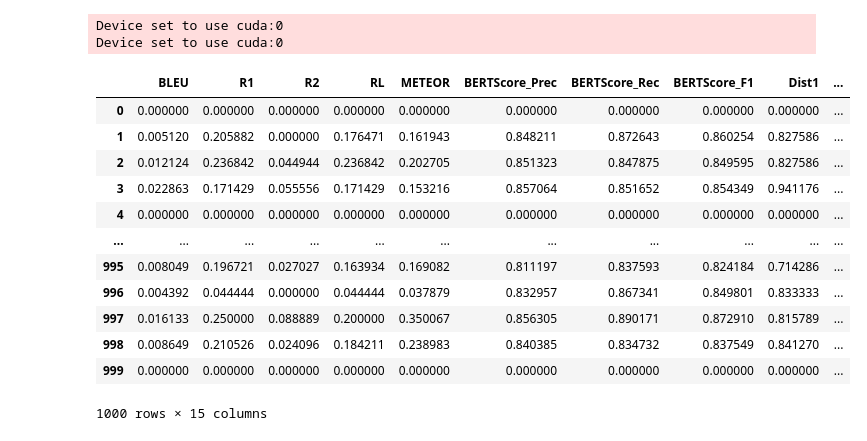
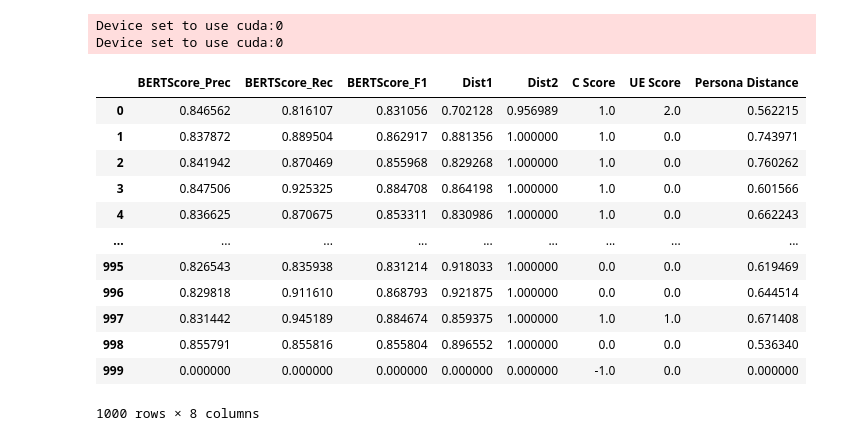
Before and after one commit to salehafzoon/PersoBench, a Jupyter notebook: evaluation.ipynb, the cells around one changed output. Cells and saved outputs as stored; diff of their text form; code cells hidden in the pictures.

```diff
--- a/evaluation.ipynb
+++ b/evaluation.ipynb
@@ -401,30 +402,30 @@ for index, row in tqdm(eval_df.iterrows(), total=len(eval_df)):
     if pd.isna(gen_response):
         invalid_gen_res_count += 1
 
-        bleu_scores.append(worst_bleu)
-        rouge_scores.append(worst_rouge)
-        meteor_scores.append(worst_meteor)
+        # bleu_scores.append(worst_bleu)
+        # rouge_scores.append(worst_rouge)
+        # meteor_scores.append(worst_meteor)
         bertscore_prec.append(worst_bertscore[0])
         bertscore_rec.append(worst_bertscore[1])
         bertscore_f1.append(worst_bertscore[2])
         distinct_1.append(worst_distinct)
         distinct_2.append(worst_distinct)
         c_scores.append(worst_c_score)
-        consistency_scores.append(worst_consistency_score)
-        idf_scores.append(worst_idf_score)
+        # consistency_scores.append(worst_consistency_score)
+        # idf_scores.append(worst_idf_score)
         persona_distance_scores.append(worst_persona_distance_score)
         ue_scores.append(worst_ue_score)
 
         continue
 
-    bleu = compute_bleu(act_response, gen_response)
-    bleu_scores.append(bleu)
+    # bleu = compute_bleu(act_response, gen_response)
+    # bleu_scores.append(bleu)
 
-    rouge_1, rouge_2, rouge_l = compute_rouge(act_response, gen_response)
-    rouge_scores.append((rouge_1, rouge_2, rouge_l))
+    # rouge_1, rouge_2, rouge_l = compute_rouge(act_response, gen_response)
+    # rouge_scores.append((rouge_1, rouge_2, rouge_l))
 
-    meteor = compute_meteor(act_response, gen_response)
-    meteor_scores.append(meteor)
+    # meteor = compute_meteor(act_response, gen_response)
+    # meteor_scores.append(meteor)
 
     P, R, F1 = bert_score.score([gen_response], [act_response], lang="en", verbose=False)
     bertscore_prec.append(P.mean().item())
@@ -432,55 +433,55 @@ for index, row in tqdm(eval_df.iterrows(), total=len(eval_df)):
     bertscore_f1.append(F1.mean().item())
 
     distinct_1.append(compute_distinct_ngrams(gen_response, 1))
 
     distinct_2.append(compute_distinct_ngrams(gen_response, 2))
 
     c_scores.append(calculate_c_score(personas, gen_response))
 
-    consistency_scores.append(calculate_consistency_score(personas, gen_response))
+    # consistency_scores.append(calculate_consistency_score(personas, gen_response))
 
     ue_scores.append(calculate_ue_score(act_response, gen_response, personas))
 
-    idf_scores.append(calculate_idf_weighted_overlap(personas, gen_response))
+    # idf_scores.append(calculate_idf_weighted_overlap(personas, gen_response))
 
     persona_distance = compute_persona_distance(personas, gen_response, word2vec_model, stop_words)
     persona_distance_scores.append(persona_distance)
 
 
 # Compile metrics into DataFrame
 metrics_df = pd.DataFrame({
-    'BLEU': bleu_scores,
-    'R1': [score[0] for score in rouge_scores],
-    'R2': [score[1] for score in rouge_scores],
-    'RL': [score[2] for score in rouge_scores],
-    'METEOR': meteor_scores,
+    # 'BLEU': bleu_scores,
+    # 'R1': [score[0] for score in rouge_scores],
+    # 'R2': [score[1] for score in rouge_scores],
+    # 'RL': [score[2] for score in rouge_scores],
+    # 'METEOR': meteor_scores,
     'BERTScore_Prec': bertscore_prec,
     'BERTScore_Rec': bertscore_rec,
     'BERTScore_F1': bertscore_f1,
     'Dist1': distinct_1,
     'Dist2': distinct_2,
     'C Score': c_scores,
-    'P Consistency Score': consistency_scores,
-    'IDF Overlap': idf_scores,
+    # 'P Consistency Score': consistency_scores,
+    # 'IDF Overlap': idf_scores,
     'UE Score': ue_scores,
     'Persona Distance': persona_distance_scores
 })
 
 metrics_df
 # %% [output]
-|  | BLEU | R1 | R2 | RL | METEOR | BERTScore_Prec | BERTScore_Rec | BERTScore_F1 | Dist1 | ... |
-| 0 | 0.000000 | 0.000000 | 0.000000 | 0.000000 | 0.000000 | 0.000000 | 0.000000 | 0.000000 | 0.000000 | ... |
-| 1 | 0.005120 | 0.205882 | 0.000000 | 0.176471 | 0.161943 | 0.848211 | 0.872643 | 0.860254 | 0.827586 | ... |
-| 2 | 0.012124 | 0.236842 | 0.044944 | 0.236842 | 0.202705 | 0.851323 | 0.847875 | 0.849595 | 0.827586 | ... |
-| 3 | 0.022863 | 0.171429 | 0.055556 | 0.171429 | 0.153216 | 0.857064 | 0.851652 | 0.854349 | 0.941176 | ... |
-| 4 | 0.000000 | 0.000000 | 0.000000 | 0.000000 | 0.000000 | 0.000000 | 0.000000 | 0.000000 | 0.000000 | ... |
-| ... | ... | ... | ... | ... | ... | ... | ... | ... | ... | ... |
-| 995 | 0.008049 | 0.196721 | 0.027027 | 0.163934 | 0.169082 | 0.811197 | 0.837593 | 0.824184 | 0.714286 | ... |
-| 996 | 0.004392 | 0.044444 | 0.000000 | 0.044444 | 0.037879 | 0.832957 | 0.867341 | 0.849801 | 0.833333 | ... |
-| 997 | 0.016133 | 0.250000 | 0.088889 | 0.200000 | 0.350067 | 0.856305 | 0.890171 | 0.872910 | 0.815789 | ... |
-| 998 | 0.008649 | 0.210526 | 0.024096 | 0.184211 | 0.238983 | 0.840385 | 0.834732 | 0.837549 | 0.841270 | ... |
-| 999 | 0.000000 | 0.000000 | 0.000000 | 0.000000 | 0.000000 | 0.000000 | 0.000000 | 0.000000 | 0.000000 | ... |
+|  | BERTScore_Prec | BERTScore_Rec | BERTScore_F1 | Dist1 | Dist2 | C Score | UE Score | Persona Distance |
+| 0 | 0.846562 | 0.816107 | 0.831056 | 0.702128 | 0.956989 | 1.0 | 2.0 | 0.562215 |
+| 1 | 0.837872 | 0.889504 | 0.862917 | 0.881356 | 1.000000 | 1.0 | 0.0 | 0.743971 |
+| 2 | 0.841942 | 0.870469 | 0.855968 | 0.829268 | 1.000000 | 1.0 | 0.0 | 0.760262 |
+| 3 | 0.847506 | 0.925325 | 0.884708 | 0.864198 | 1.000000 | 1.0 | 0.0 | 0.601566 |
+| 4 | 0.836625 | 0.870675 | 0.853311 | 0.830986 | 1.000000 | 1.0 | 0.0 | 0.662243 |
+| ... | ... | ... | ... | ... | ... | ... | ... | ... |
+| 995 | 0.826543 | 0.835938 | 0.831214 | 0.918033 | 1.000000 | 0.0 | 0.0 | 0.619469 |
+| 996 | 0.829818 | 0.911610 | 0.868793 | 0.921875 | 1.000000 | 0.0 | 0.0 | 0.644514 |
+| 997 | 0.831442 | 0.945189 | 0.884674 | 0.859375 | 1.000000 | 1.0 | 1.0 | 0.671408 |
+| 998 | 0.855791 | 0.855816 | 0.855804 | 0.896552 | 1.000000 | 0.0 | 0.0 | 0.536340 |
+| 999 | 0.000000 | 0.000000 | 0.000000 | 0.000000 | 0.000000 | -1.0 | 0.0 | 0.000000 |
-1000 rows × 15 columns
+1000 rows × 8 columns
 # %%
 # Add the 'response_time' column to 'metrics_df'
 metrics_df['response_time'] = eval_df['response_time']
```
Also changed, not shown: parts of 22 cells of this notebook, 38 other files.
